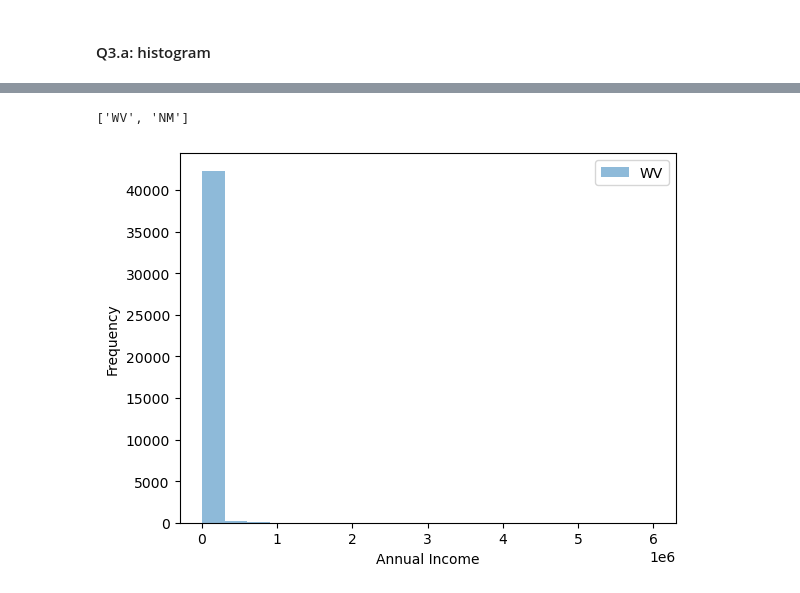
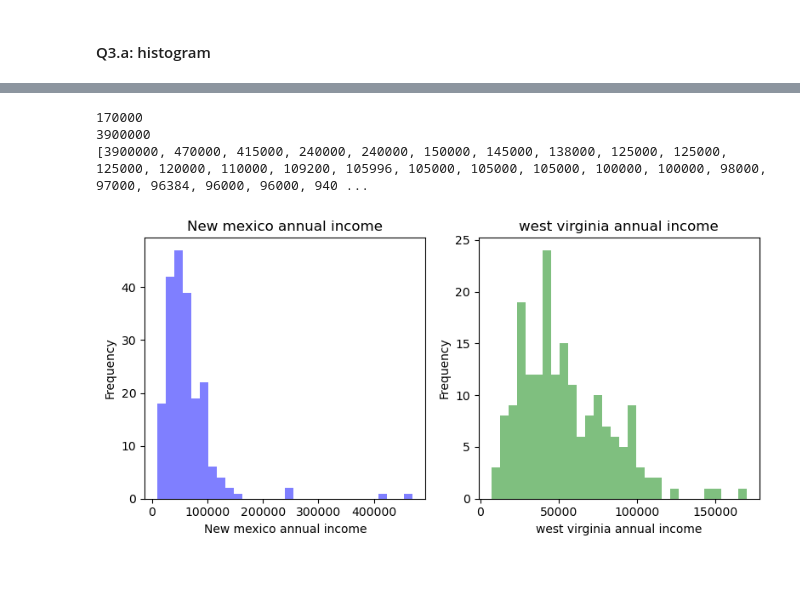
Before and after one commit to shashikumar2010s/AT-T, a Jupyter notebook: EDA.ipynb, the cells around one changed output, grey strips where cells are left out. Drawn from its saved outputs; the diff is of its cells as text; code cells hidden in the pictures.

Commit message:
histogram

```diff
--- a/EDA.ipynb
+++ b/EDA.ipynb
@@ -297,20 +297,16 @@ loan_stat_df.head()
-# %%
-import matplotlib.pyplot as plt
-
-state_data = {}
-states = grouped_app_wv_nm.index.tolist()
-print(states)
-for state in states:
-    state_data[state] = loan_stat_df.loc[loan_stat_df['addr_state'] == state, 'annual_inc']
-
-
-# plot the histogram
-labels = state_data.keys()
-plt.hist(loan_stat_df['annual_inc'], bins=20, alpha=0.5, label=['WV', 'NM'])
-plt.xlabel('Annual Income')
-plt.ylabel('Frequency')
-plt.legend()
-plt.show()
-# %% [output]
-['WV', 'NM']
-[figure, removed]
+# %%
+df_wv_inc = loan_stat_df.loc[loan_stat_df['addr_state']=='WV']
+WV_inc_list = list(df_wv_inc['annual_inc'])
+WV_inc_list_int = [int(x) for x in WV_inc_list]
+df_nm_inc = loan_stat_df.loc[loan_stat_df['addr_state']=='NM']
+NM_inc_list = list(df_nm_inc['annual_inc'])
+NM_inc_list_int = [int(x) for x in NM_inc_list]
+# %%
+print(max(WV_inc_list_int))
+print(max(NM_inc_list_int))
+NM_inc_list_int.sort(reverse=True)
+print(NM_inc_list_int)
+# %% [output]
+170000
+3900000
+[3900000, 470000, 415000, 240000, 240000, 150000, 145000, 138000, 125000, 125000, 125000, 120000, 110000, 109200, 105996, 105000, 105000, 105000, 100000, 100000, 98000, 97000, 96384, 96000, 96000, 940 ...
@@ -317,3 +317,28 @@ plt.show()
+# %%
+import matplotlib.pyplot as plt
+
+# Create a 1x2 grid of subplots
+fig, axs = plt.subplots(1, 2, figsize=(8, 4))
+
+# Plot the first histogram
+axs[0].hist(NM_inc_list_int[1:], bins=30, alpha=0.5, color='blue')
+axs[0].set_title('New mexico annual income')
+axs[0].set_xlabel('New mexico annual income')
+axs[0].set_ylabel('Frequency')
+
+# Plot the second histogram
+axs[1].hist(WV_inc_list_int, bins=30, alpha=0.5, color='green')
+axs[1].set_title('west virginia annual income')
+axs[1].set_xlabel('west virginia annual income')
+axs[1].set_ylabel('Frequency')
+
+# Adjust the layout of the subplots
+plt.tight_layout()
+
+# Show the plot
+plt.show()
+# %% [output]
+[figure, added]
 # %%
 loan_amnt	funded_amnt
 # %%
```
Also changed, not shown: parts of 8 cells of this notebook.
